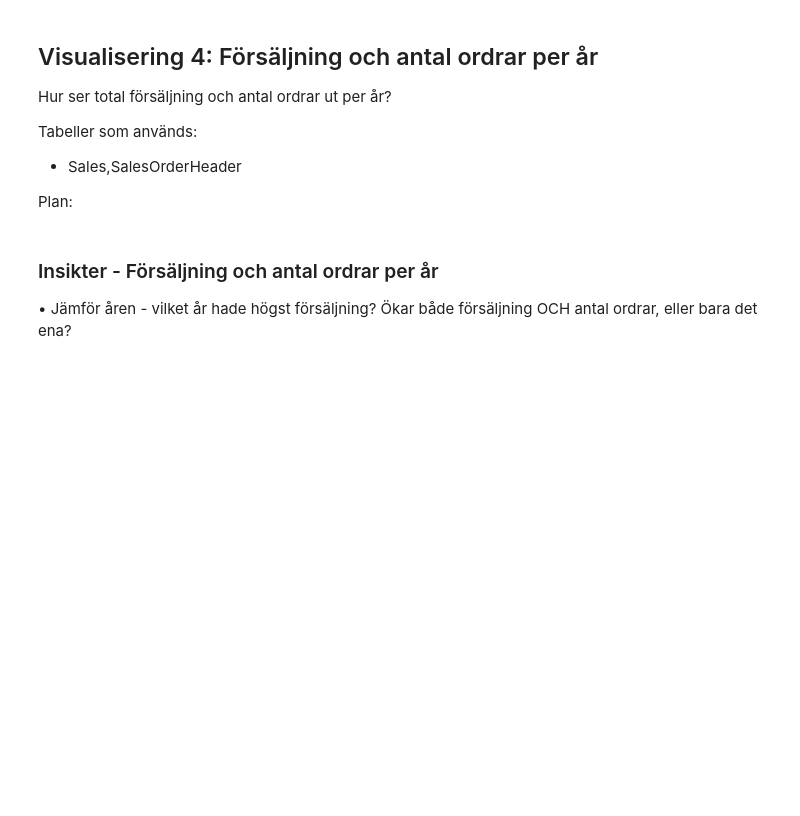
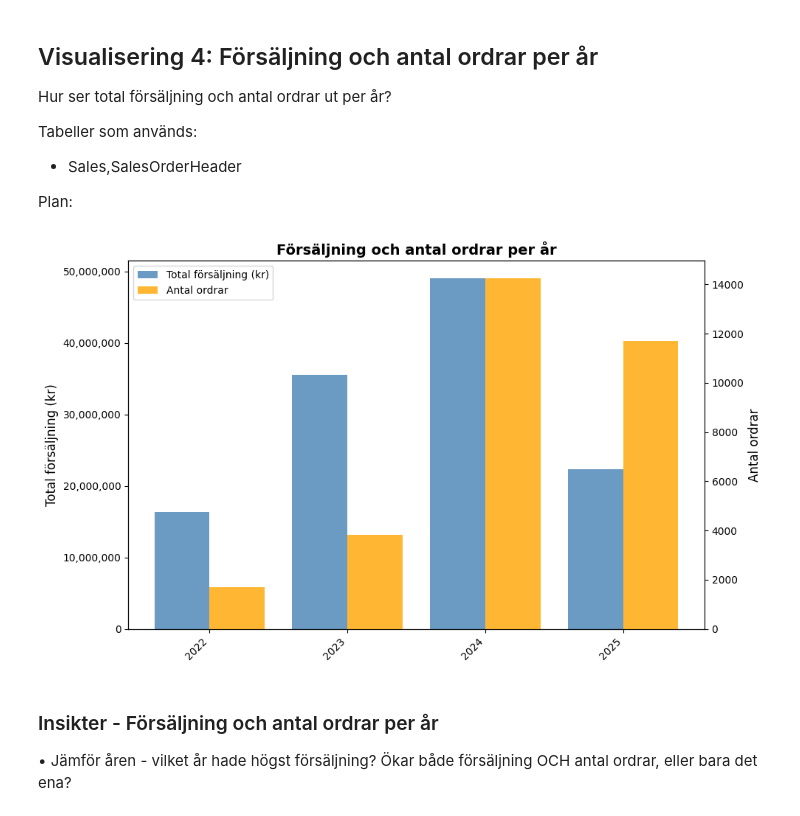
Before and after one commit to iidaclaesson/AdventureWorks2025-analys, a Jupyter notebook: notebooks/analys.ipynb, the cells around one changed output. Saved outputs shown, nothing was run; the diff lists cells and outputs as text; code cells hidden in the pictures; blank space fills up the shorter version.

```diff
--- a/notebooks/analys.ipynb
+++ b/notebooks/analys.ipynb
@@ -218,41 +226,62 @@ query_vis4 = """
 SELECT
     SUM(TotalDue) AS TotalOrderSales,
     COUNT(SalesOrderID) AS OrderCount,
     YEAR(OrderDate) AS OrderYear
 FROM Sales.SalesOrderHeader
 GROUP BY
     YEAR(OrderDate)
 ORDER BY OrderYear;
 """
 
 df_vis4 = query_df(query_vis4)
 
-fig, ax = plt.subplots(figsize=(10, 6))
+
+x = range(len(df_vis4))
+fig, ax1 = plt.subplots(figsize=(10, 6))
 width = 0.4
 
-ax.bar(
-    df_vis4['OrderYear'] - width/2,
+
+
+ax1.bar(
+    [i - width/2 for i in x],
     df_vis4['TotalOrderSales'],
     color='steelblue',
     label='Total försäljning (kr)',
+    width=width,
     alpha = 0.8
 )
+ax1.set_ylabel('Total försäljning (kr)', fontsize=12)
 
-ax.bar(
-    df_vis4['OrderYear'] + width/2,
+ax2 = ax1.twinx()
+ax2.bar(
+    [i + width/2 for i in x],
     df_vis4['OrderCount'],
     color='orange',
     label='Antal ordrar',
+    width=width,
     alpha = 0.8
 )
+ax2.set_ylabel('Antal ordrar', fontsize=12)
 
-ax.set_title('Försäljning och antal ordrar per år', fontsize = 14, fontweight= 'bold')
-ax.set_xlabel('År', fontsize=12)
 
-ax.legend()
+
+ax1.set_title('Försäljning och antal ordrar per år', fontsize = 14, fontweight= 'bold')
+
+ax1.set_xticks(x)
+ax1.set_xticklabels(df_vis4['OrderYear'], rotation=45, ha='right')
+
+ax1.set_yticklabels([f'{x:,.0f}' for x in ax1.get_yticks()])
+
+
+lines, labels = ax1.get_legend_handles_labels()
+lines2, labels2 = ax2.get_legend_handles_labels()
+ax1.legend(lines + lines2, labels + labels2, loc='upper left')
+
 
 plt.tight_layout()
 plt.show()
+# %% [output]
+[figure, added]
 # %% [markdown]
 ### Insikter - Försäljning och antal ordrar per år
 
```
Also changed, not shown: parts of 8 cells of this notebook, 1 other file.
